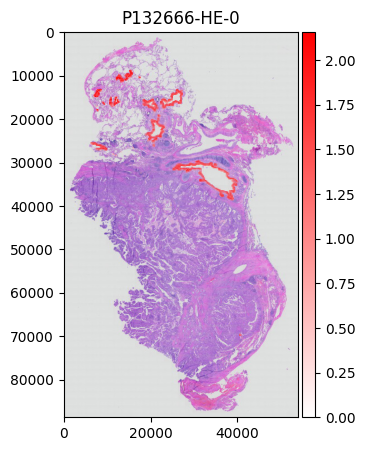
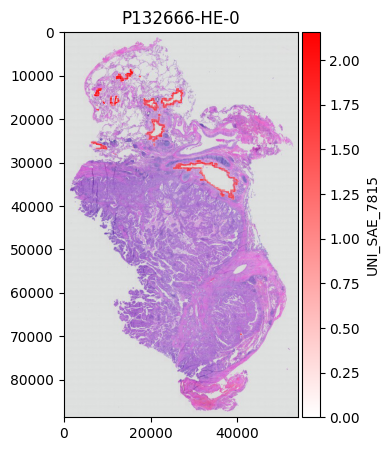
Unified diff of the notebook cell whose output changed from the first chart to the second:
--- before
+++ after
@@ -1,12 +1,17 @@
 feature_idx = 7815
+
+transparent_to_red_cmap = LinearSegmentedColormap.from_list('transparent_to_red', 
+                                    [(1, 1, 1, 0), (1, 0, 0, 1)], N=256)
 fig, ax = plt.subplots(figsize=(5, 5))
-sdata.pl.render_images(element=image_name,
-                        norm=Normalize(vmin=0, vmax=255))\
-    .pl.render_shapes(element=f'{image_name}_grid_point_bbox', 
-                      color=f'UNI_SAE_{feature_idx}',
-                      cmap=transparent_to_red_cmap,
-                      fill_alpha=1.0,
-                      method='matplotlib',
-                      datashader_reduction='max',
-        )\
-    .pl.show(image_name, ax=ax)
+
+sdata.pl.render_images(
+    element=image_name,
+    norm=Normalize(vmin=0, vmax=255),
+    scale='scale3',
+).pl.render_shapes(
+    element=f'{image_name}_grid_point_bbox', 
+    color=f'UNI_SAE_{feature_idx}',
+    cmap=transparent_to_red_cmap,
+    fill_alpha=1.0,
+    datashader_reduction='max',
+).pl.show(image_name, ax=ax)

Commit: Optimize image rendering